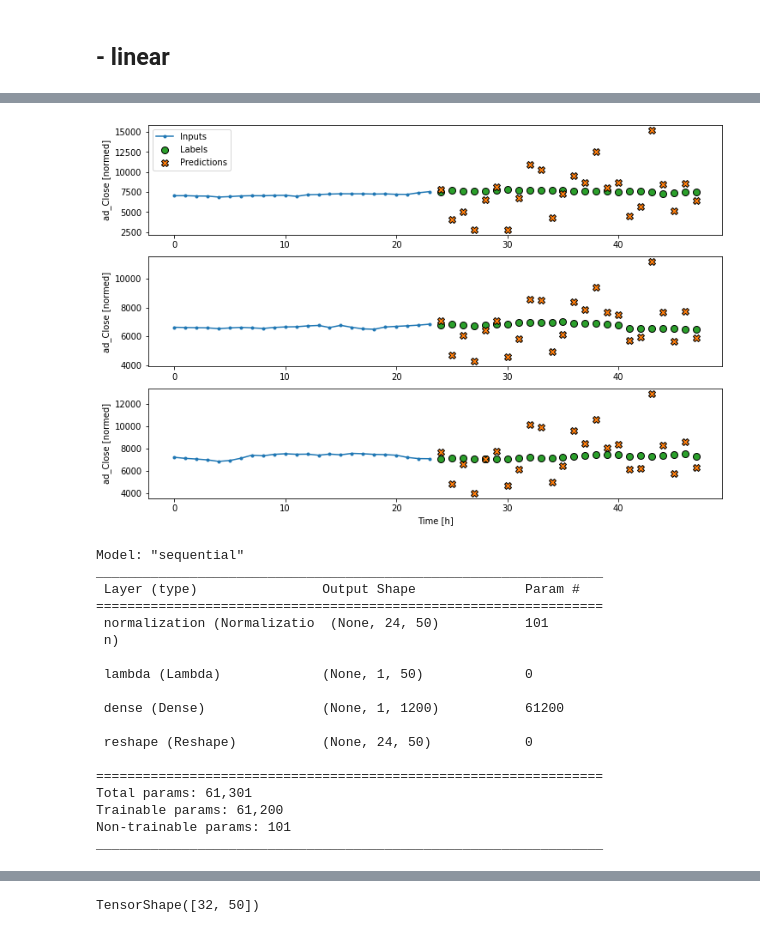
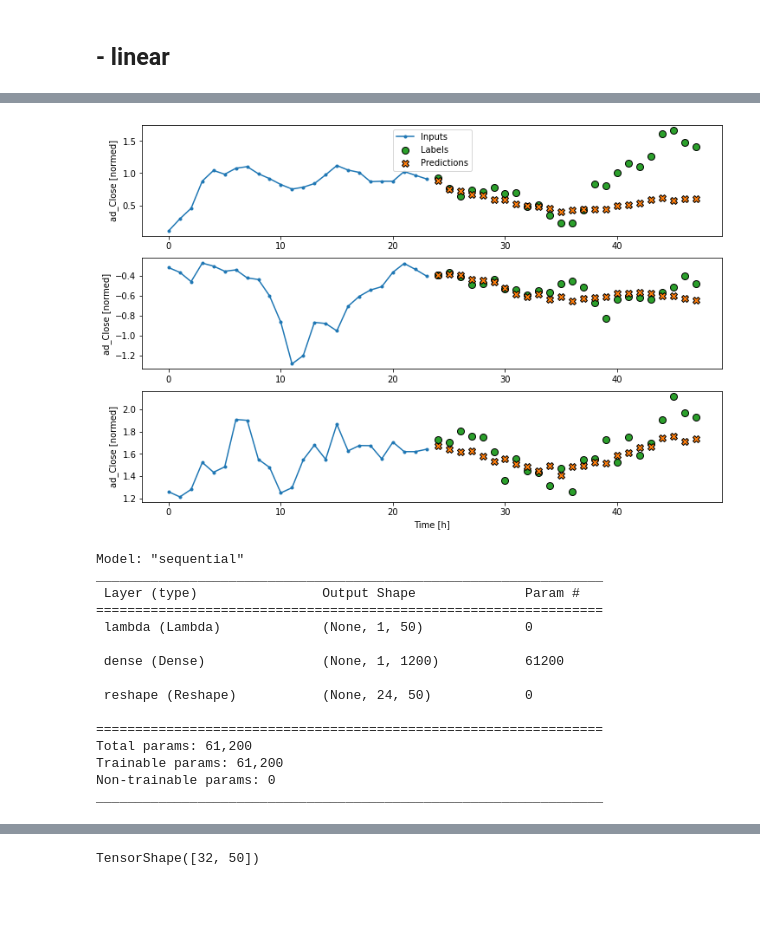
Before and after one commit to valentina-bec/tokyo-stock-exchange, a Jupyter notebook: notebooks/model_tf_multi.ipynb, the cells around one changed output, grey strips where cells are left out. Drawn from its saved outputs; the diff is of its cells as text; code cells hidden in the pictures; blank space fills up the shorter version.

```diff
--- a/notebooks/model_tf_multi.ipynb
+++ b/notebooks/model_tf_multi.ipynb
@@ -117,5 +117,5 @@ def get_callbacks(name):
 # %% [markdown]
 # Modelling
 # %%
-#normalizer = preprocessing.Normalization()
-#normalizer.adapt(np.array(train_df))
+normalizer = preprocessing.Normalization()
+normalizer.adapt(np.array(train_df))
@@ -126,9 +136,9 @@ def get_callbacks(name):
 # %%
 class WindowGenerator():
   def __init__(self, input_width, label_width, shift,
-               train_df= train_df, # normalizer(train_df),
-               val_df=val_df,#normalizer(val_df),
-               test_df=test_df,#normalizer(test_df),
+               train_df=  normalizer(train_df),
+               val_df= normalizer(val_df),
+               test_df= normalizer(test_df),
                label_columns=None):
     # Store the raw data.
     self.train_df = train_df
@@ -282,7 +302,7 @@ WindowGenerator.train = train
 WindowGenerator.val = val
 WindowGenerator.test = test
 WindowGenerator.example = example
-WindowGenerator.separe_map = separe_map_train
+#WindowGenerator.separe_map = separe_map_train
 # %%
 MAX_EPOCHS = 20
 
@@ -328,5 +341,5 @@ Label column name(s): None
 # %%
-inputs_test, labels_test = multi_window.separe_map
+#, labels_test = multi_window.separe_map
 inputs_example, labels_example = multi_window.example
 # %%
 type(multi_window.train)
@@ -384,7 +401,7 @@ multi_window.plot(repeat_baseline)
 multi_linear_model = tf.keras.Sequential([
     # Take the last time-step.
     # Shape [batch, time, features] => [batch, 1, features]
-    tf.keras.layers.Normalization(axis=-1),   # including normalization
+    #tf.keras.layers.Normalization(axis=-1),   # including normalization
     tf.keras.layers.Lambda(lambda x: x[:, -1:, :]),
     # Shape => [batch, 1, out_steps*features]
     tf.keras.layers.Dense(OUT_STEPS*num_features,
@@ -392,13 +409,13 @@ multi_linear_model = tf.keras.Sequential([
     # Shape => [batch, out_steps, features]
     tf.keras.layers.Reshape([OUT_STEPS, num_features])
 ])
+with tf.device('/cpu:0'):
+    history = compile_and_fit(multi_linear_model, multi_window)
+    #inputs, labels = multi_window.separe_map
 
-history = compile_and_fit(multi_linear_model, multi_window)
-#inputs, labels = multi_window.separe_map
-
-IPython.display.clear_output()
-multi_val_performance['Linear'] = multi_linear_model.evaluate(inputs_example, labels_example)
-#multi_performance['Linear'] = multi_linear_model.evaluate(multi_window.test, verbose=0)
-multi_performance['Linear'] = multi_linear_model.evaluate(inputs_test, labels_test, verbose=0)
-multi_window.plot(multi_linear_model)
+    IPython.display.clear_output()
+    multi_val_performance['Linear'] = multi_linear_model.evaluate(inputs_example, labels_example)
+    #multi_performance['Linear'] = multi_linear_model.evaluate(multi_window.test, verbose=0)
+    multi_performance['Linear'] = multi_linear_model.evaluate(inputs_test, labels_test, verbose=0)
+    multi_window.plot(multi_linear_model)
 # %% [output]
@@ -408,4 +425,4 @@ multi_window.plot(multi_linear_model)
-[figure, old version]
+[figure, new version]
 # %%
 multi_linear_model.summary()
 # %% [output]
@@ -413,9 +430,6 @@ Model: "sequential"
 _________________________________________________________________
  Layer (type)                Output Shape              Param #
 =================================================================
- normalization (Normalizatio  (None, 24, 50)           101
- n)
-
  lambda (Lambda)             (None, 1, 50)             0
 
  dense (Dense)               (None, 1, 1200)           61200
@@ -423,9 +437,9 @@ _________________________________________________________________
  reshape (Reshape)           (None, 24, 50)            0
 
 =================================================================
-Total params: 61,301
+Total params: 61,200
 Trainable params: 61,200
-Non-trainable params: 101
+Non-trainable params: 0
 _________________________________________________________________
 # %%
 y_train = multi_linear_model.evaluate(multi_window.train)
```
Also changed, not shown: parts of 32 cells of this notebook.
